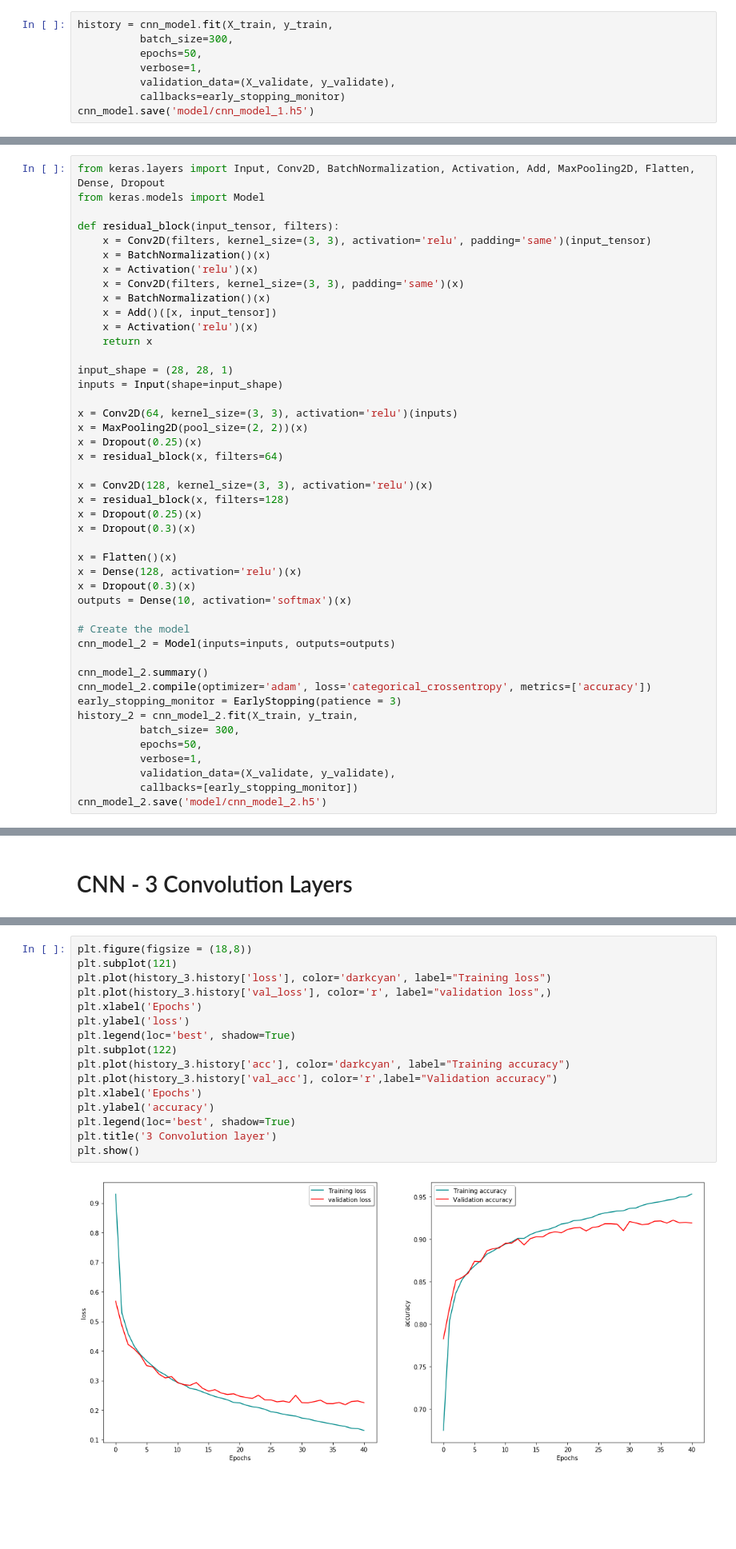
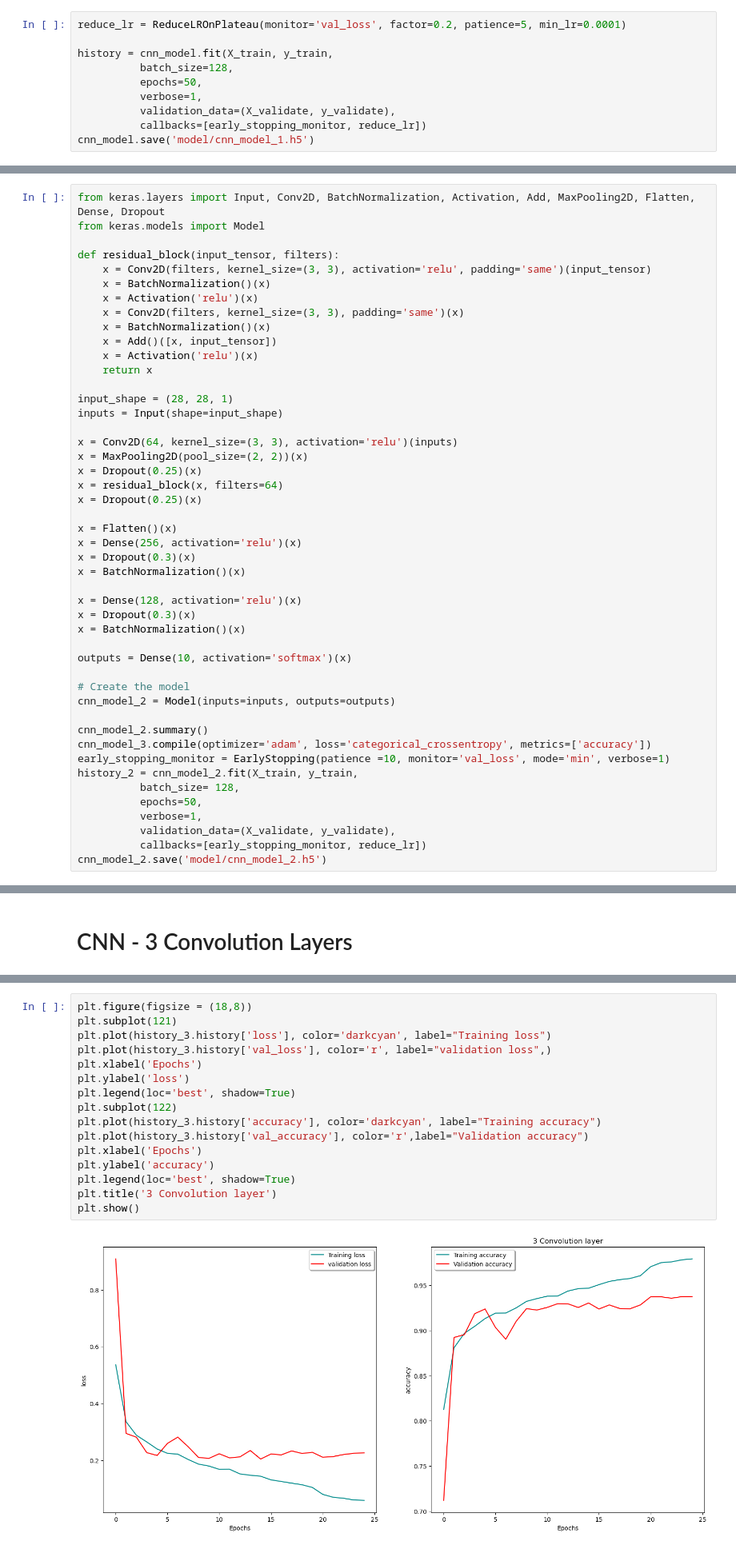
Before and after one commit to nhut-ngnn/DPL302m_Material, a Jupyter notebook: Code/fashion_Ex/Fashion-MNIST.ipynb, the cells around one changed output, grey strips where cells are left out. Shown at 80% size. Cells and saved outputs as stored; diff of their text form; blank space fills up the shorter version.

```diff
--- a/Code/fashion_Ex/Fashion-MNIST.ipynb
+++ b/Code/fashion_Ex/Fashion-MNIST.ipynb
@@ -213,10 +212,12 @@ _________________________________________________________________
 # %%
+reduce_lr = ReduceLROnPlateau(monitor='val_loss', factor=0.2, patience=5, min_lr=0.0001)
+
 history = cnn_model.fit(X_train, y_train,
-          batch_size=300,
+          batch_size=128,
           epochs=50,
           verbose=1,
           validation_data=(X_validate, y_validate),
-          callbacks=early_stopping_monitor)
+          callbacks=[early_stopping_monitor, reduce_lr])
 cnn_model.save('model/cnn_model_1.h5')
 # %% [output]
 Epoch 1/50
@@ -285,28 +288,30 @@ x = Conv2D(64, kernel_size=(3, 3), activation='relu')(inputs)
 x = MaxPooling2D(pool_size=(2, 2))(x)
 x = Dropout(0.25)(x)
 x = residual_block(x, filters=64)
-
-x = Conv2D(128, kernel_size=(3, 3), activation='relu')(x)
-x = residual_block(x, filters=128)
 x = Dropout(0.25)(x)
-x = Dropout(0.3)(x)
 
 x = Flatten()(x)
+x = Dense(256, activation='relu')(x)
+x = Dropout(0.3)(x)
+x = BatchNormalization()(x)
+
 x = Dense(128, activation='relu')(x)
 x = Dropout(0.3)(x)
+x = BatchNormalization()(x)
+
 outputs = Dense(10, activation='softmax')(x)
 
 # Create the model
 cnn_model_2 = Model(inputs=inputs, outputs=outputs)
 
 cnn_model_2.summary()
-cnn_model_2.compile(optimizer='adam', loss='categorical_crossentropy', metrics=['accuracy'])
-early_stopping_monitor = EarlyStopping(patience = 3)
+cnn_model_3.compile(optimizer='adam', loss='categorical_crossentropy', metrics=['accuracy'])
+early_stopping_monitor = EarlyStopping(patience =10, monitor='val_loss', mode='min', verbose=1)
 history_2 = cnn_model_2.fit(X_train, y_train,
-          batch_size= 300,
+          batch_size= 128,
           epochs=50,
           verbose=1,
           validation_data=(X_validate, y_validate),
-          callbacks=[early_stopping_monitor])
+          callbacks=[early_stopping_monitor, reduce_lr])
 cnn_model_2.save('model/cnn_model_2.h5')
 # %% [output]
@@ -430,21 +479,21 @@ Test accuracy: 92.21000000000001
 # %%
 plt.figure(figsize = (18,8))
 plt.subplot(121)
 plt.plot(history_3.history['loss'], color='darkcyan', label="Training loss")
 plt.plot(history_3.history['val_loss'], color='r', label="validation loss",)
 plt.xlabel('Epochs')
 plt.ylabel('loss')
 plt.legend(loc='best', shadow=True)
 plt.subplot(122)
-plt.plot(history_3.history['acc'], color='darkcyan', label="Training accuracy")
-plt.plot(history_3.history['val_acc'], color='r',label="Validation accuracy")
+plt.plot(history_3.history['accuracy'], color='darkcyan', label="Training accuracy")
+plt.plot(history_3.history['val_accuracy'], color='r',label="Validation accuracy")
 plt.xlabel('Epochs')
 plt.ylabel('accuracy')
 plt.legend(loc='best', shadow=True)
 plt.title('3 Convolution layer')
 plt.show()
 # %% [output]
-[figure, old version]
+[figure, new version]
 # %% [markdown]
 # CNN - 4 Convolution Layers with padding.
 # %%
```
Also changed, not shown: parts of 23 cells of this notebook.
